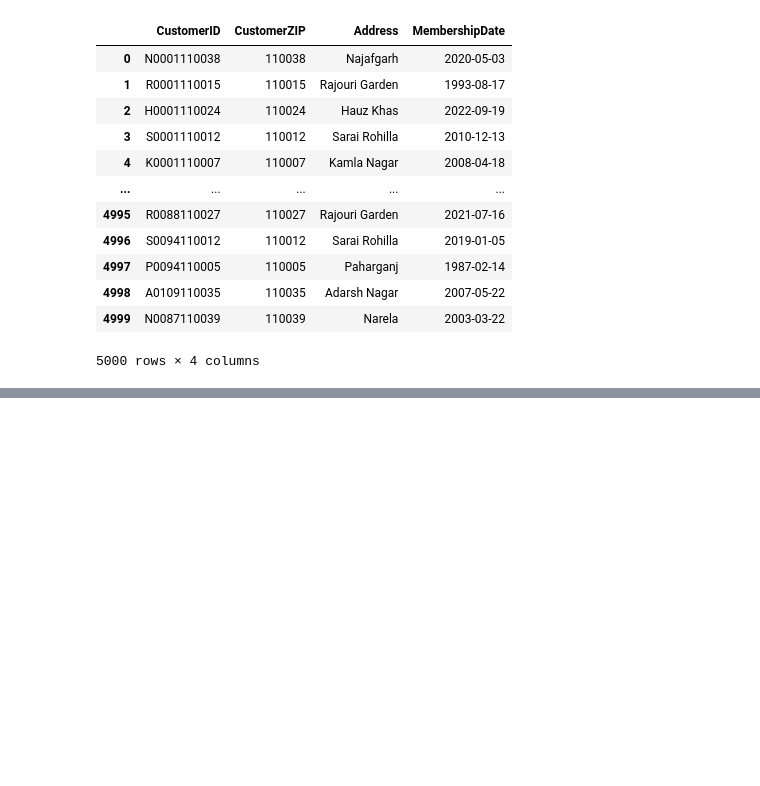
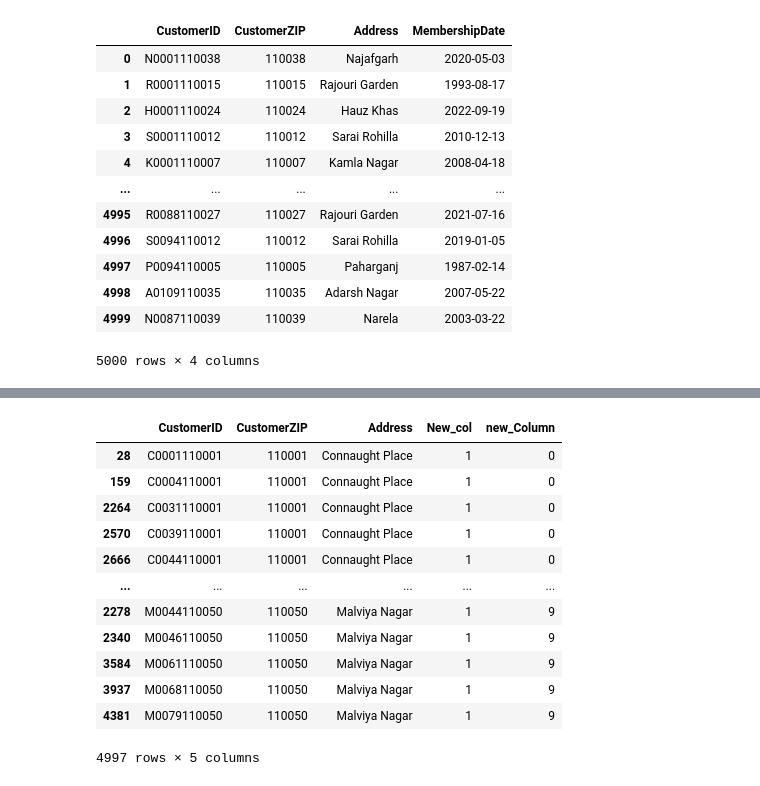
Before and after one commit to agiitp/2024H2-IITP-EMBA-MB511, a Jupyter notebook: ML_Tutorial_dataPreProcessing.ipynb, the cells around one changed output, grey strips where cells are left out. Saved outputs shown, nothing was run; the diff lists cells and outputs as text; code cells hidden in the pictures; blank space fills up the shorter version.

```diff
--- a/ML_Tutorial_dataPreProcessing.ipynb
+++ b/ML_Tutorial_dataPreProcessing.ipynb
@@ -223,0 +416,18 @@ customer_data
+# %%
+#sorting data frame by multiple columns values
+abc = customer_data_copy.sort_values(by=['new_Column','CustomerZIP'],ascending=True)
+abc
+# %% [output]
+|  | CustomerID | CustomerZIP | Address | New_col | new_Column |
+| 28 | C0001110001 | 110001 | Connaught Place | 1 | 0 |
+| 159 | C0004110001 | 110001 | Connaught Place | 1 | 0 |
+| 2264 | C0031110001 | 110001 | Connaught Place | 1 | 0 |
+| 2570 | C0039110001 | 110001 | Connaught Place | 1 | 0 |
+| 2666 | C0044110001 | 110001 | Connaught Place | 1 | 0 |
+| ... | ... | ... | ... | ... | ... |
+| 2278 | M0044110050 | 110050 | Malviya Nagar | 1 | 9 |
+| 2340 | M0046110050 | 110050 | Malviya Nagar | 1 | 9 |
+| 3584 | M0061110050 | 110050 | Malviya Nagar | 1 | 9 |
+| 3937 | M0068110050 | 110050 | Malviya Nagar | 1 | 9 |
+| 4381 | M0079110050 | 110050 | Malviya Nagar | 1 | 9 |
+4997 rows × 5 columns
```
Also changed, not shown: parts of 15 cells of this notebook.
